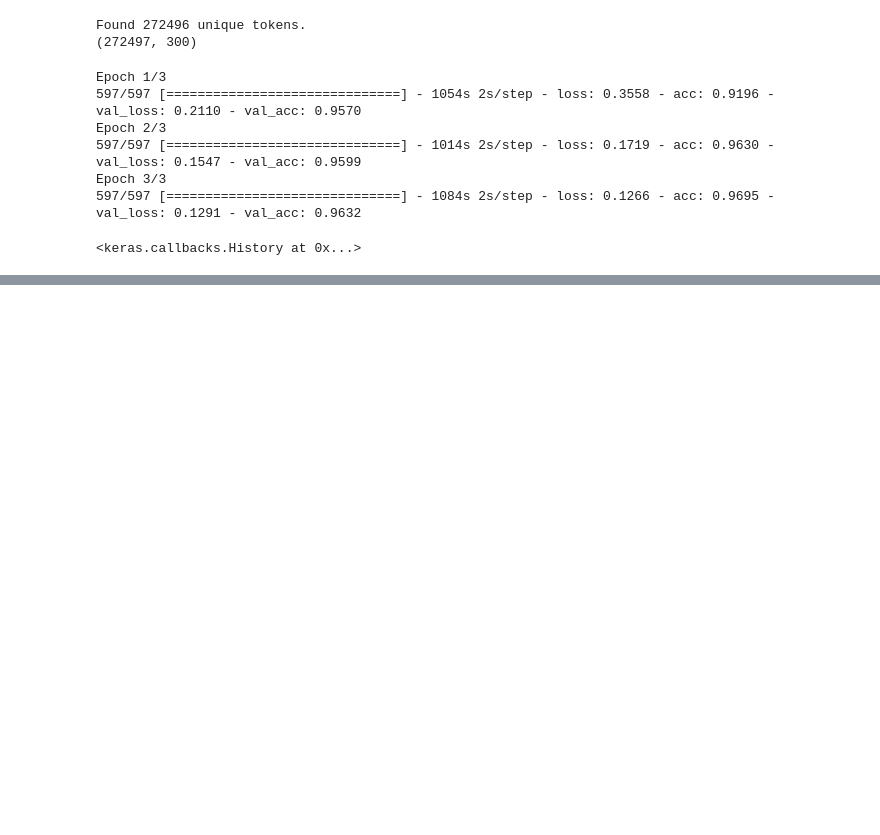
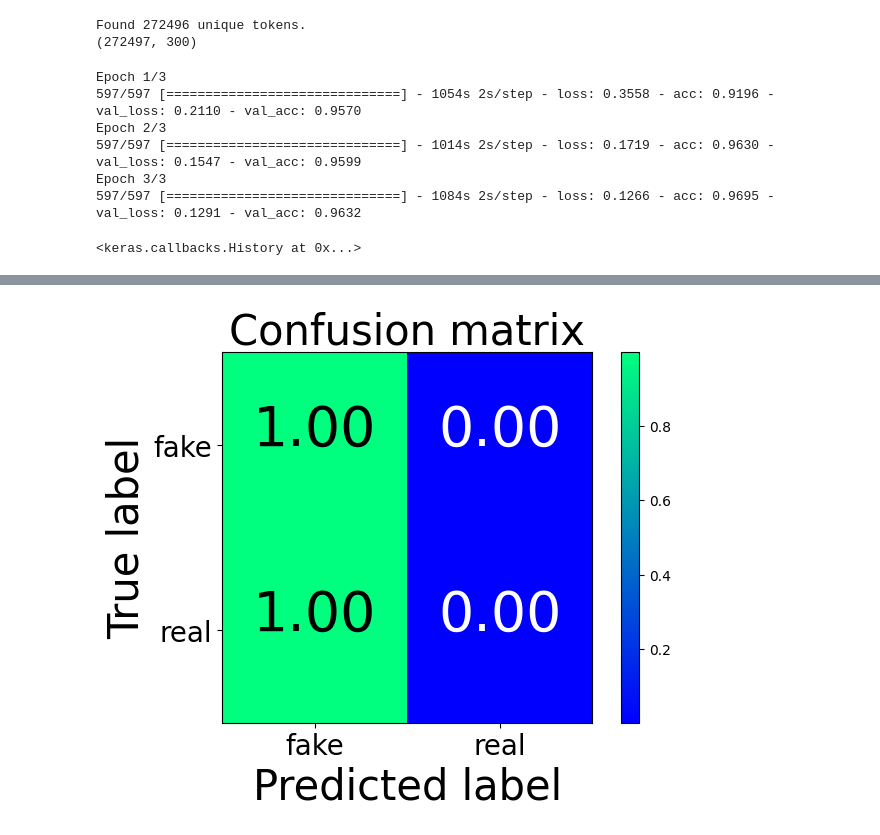
Before and after one commit to Mullestafa/DS_fake_news, a Jupyter notebook: Models/comparing_embedding_and_CNN_model.ipynb, the cells around one changed output, grey strips where cells are left out. Drawn from its saved outputs; the diff is of its cells as text; code cells hidden in the pictures; blank space fills up the shorter version.

```diff
--- a/Models/comparing_embedding_and_CNN_model.ipynb
+++ b/Models/comparing_embedding_and_CNN_model.ipynb
@@ -358,3 +404,10 @@ Accuracy:  0.5615234375
 Precision:  0.5127673984833659
 Recall:  0.5615234375
 F1:  0.40556009948282384
+# %%
+# plot the confusion matrix
+cm = confusion_matrix(df[1], np.argmax(predictions, axis=1))
+plot_confusion_matrix(cm, classes=['fake', 'real'], normalize=True, title='Confusion matrix')
+plt.show()
+# %% [output]
+[figure, added]
```
Also changed, not shown: parts of 12 cells of this notebook, 5 other files.
